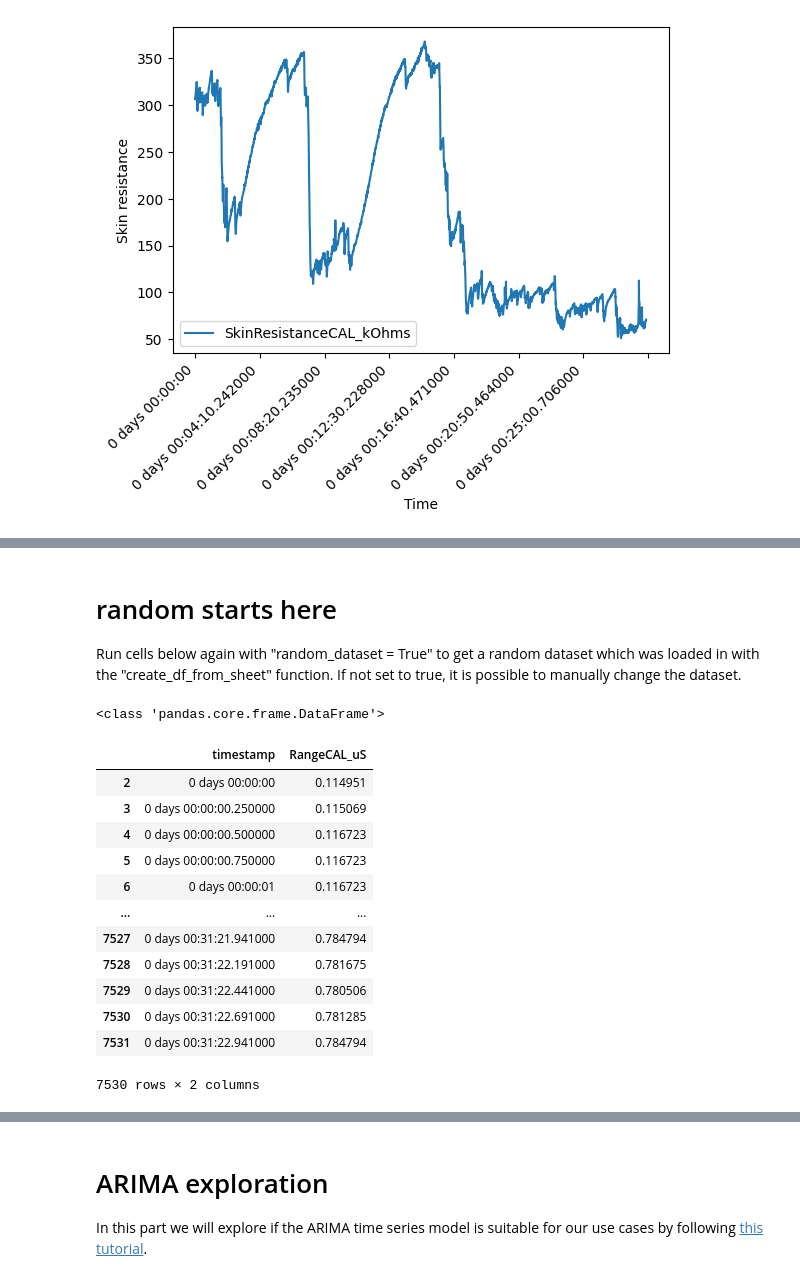
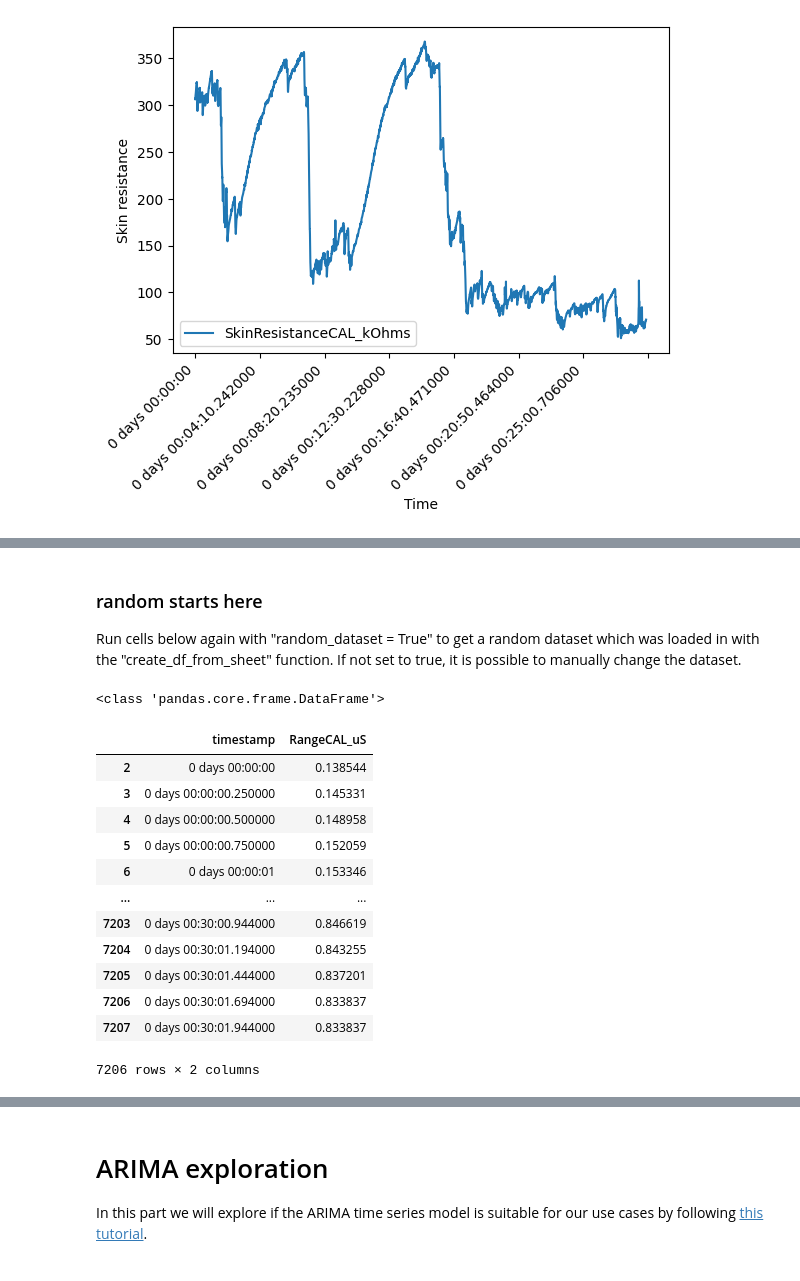
Before and after one commit to Inn0/STP1StressVisualisation, a Jupyter notebook: StressThreshold.ipynb, the cells around one changed output, grey strips where cells are left out. Drawn from its saved outputs; the diff is of its cells as text; code cells hidden in the pictures.

```diff
--- a/StressThreshold.ipynb
+++ b/StressThreshold.ipynb
@@ -129,35 +136,35 @@ plot_df(test712_8)
 # %% [markdown]
-# random starts here
+### random starts here
 Run cells below again with "random_dataset = True" to get a random dataset which was loaded in with the "create_df_from_sheet" function. If not set to true, it is possible to manually change the dataset.
 # %%
 from sklearn.preprocessing import MinMaxScaler
 scaler = MinMaxScaler()
 
 random_dataset = True
 
-dfTemp= test612_1#datasetArray[0]
+dfTemp= datasetArray[0]
 if(random_dataset):
     dfTemp =  np.random.choice(datasetArray)
     print(type(dfTemp))
 
-dfTemp['RangeCAL_uS'] = scaler.fit_transform(dfTemp[['RangeCAL_uS']])
+dfTemp['RangeCAL_uS'] = scaler.fit_transform(dfTemp[['RangeCAL_uS']]) # scale the data so it is all values between 0 and 1 for consistency
 
 # df1_1 = dfTemp.iloc[:, [0, 1]] # calibration value, unused
 df1_2 = dfTemp.iloc[:, [0, 2]]
 # df1_3 = dfTemp.iloc[:, [0, 3]] # secondary sensor with basically the same values as the first, but with inverted values. unused.
 df1_2
 # %% [output]
 <class 'pandas.core.frame.DataFrame'>
 |  | timestamp | RangeCAL_uS |
-| 2 | 0 days 00:00:00 | 0.114951 |
-| 3 | 0 days 00:00:00.250000 | 0.115069 |
-| 4 | 0 days 00:00:00.500000 | 0.116723 |
-| 5 | 0 days 00:00:00.750000 | 0.116723 |
-| 6 | 0 days 00:00:01 | 0.116723 |
+| 2 | 0 days 00:00:00 | 0.138544 |
+| 3 | 0 days 00:00:00.250000 | 0.145331 |
+| 4 | 0 days 00:00:00.500000 | 0.148958 |
+| 5 | 0 days 00:00:00.750000 | 0.152059 |
+| 6 | 0 days 00:00:01 | 0.153346 |
 | ... | ... | ... |
-| 7527 | 0 days 00:31:21.941000 | 0.784794 |
-| 7528 | 0 days 00:31:22.191000 | 0.781675 |
-| 7529 | 0 days 00:31:22.441000 | 0.780506 |
-| 7530 | 0 days 00:31:22.691000 | 0.781285 |
-| 7531 | 0 days 00:31:22.941000 | 0.784794 |
+| 7203 | 0 days 00:30:00.944000 | 0.846619 |
+| 7204 | 0 days 00:30:01.194000 | 0.843255 |
+| 7205 | 0 days 00:30:01.444000 | 0.837201 |
+| 7206 | 0 days 00:30:01.694000 | 0.833837 |
+| 7207 | 0 days 00:30:01.944000 | 0.833837 |
-7530 rows × 2 columns
+7206 rows × 2 columns
```
Also changed, not shown: parts of 19 cells of this notebook.
